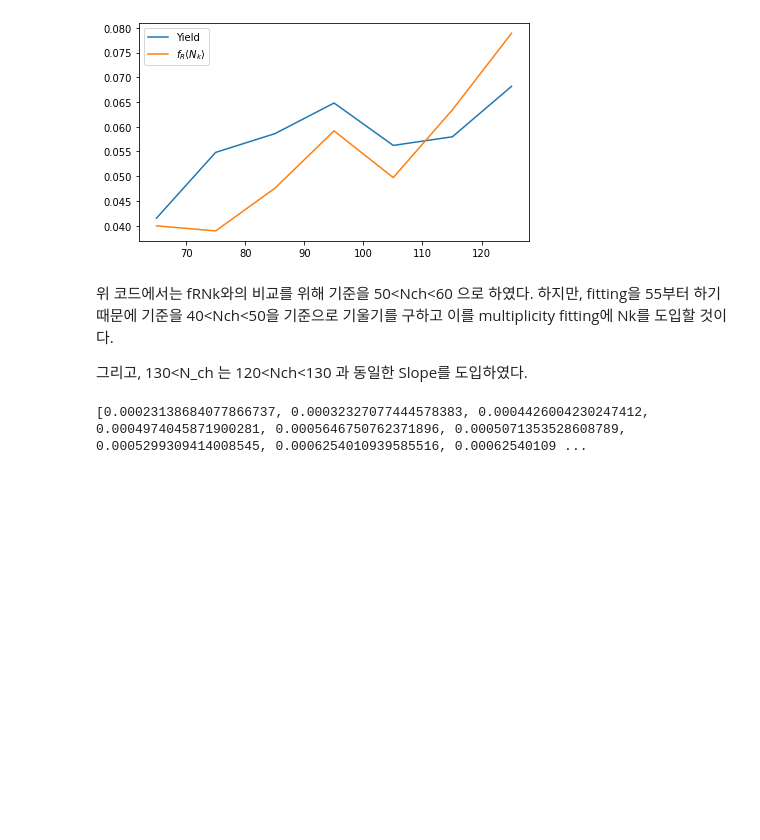
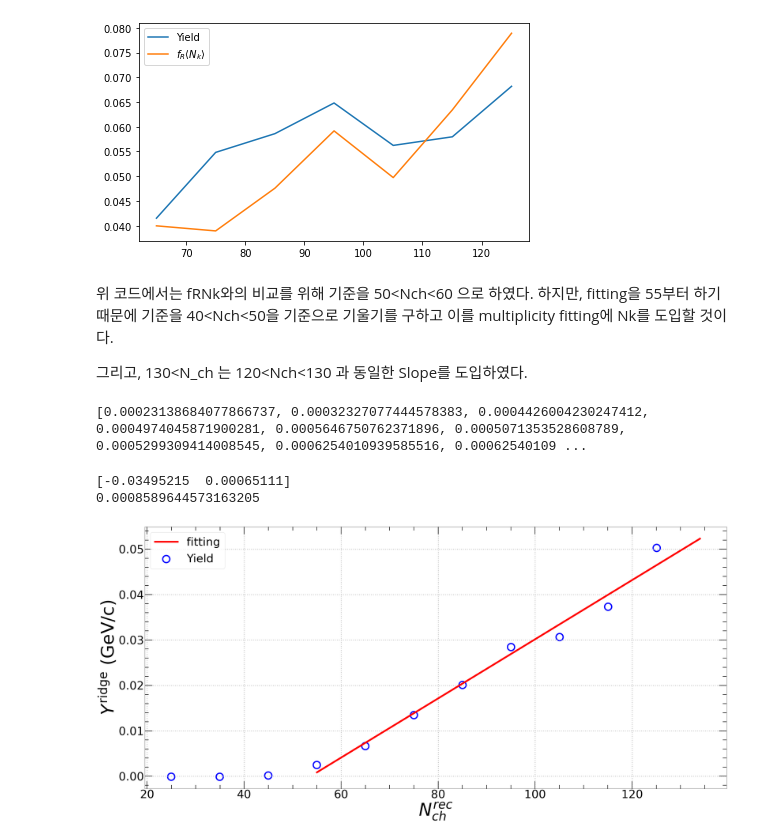
Before and after one commit to kisbi3/Momentum_Kick_Core, a Jupyter notebook: Main_Colab.ipynb, the cells around one changed output. Cells and saved outputs as stored; diff of their text form; code cells hidden in the pictures; blank space fills up the shorter version.

```diff
--- a/Main_Colab.ipynb
+++ b/Main_Colab.ipynb
@@ -152,3 +170,42 @@ Slope1.append(Slope1[-1])
 print(Slope1)
 # %% [output]
 [0.00023138684077866737, 0.00032327077444578383, 0.0004426004230247412, 0.0004974045871900281, 0.0005646750762371896, 0.0005071353528608789, 0.0005299309414008545, 0.0006254010939585516, 0.00062540109 ...
+# %%
+import matplotlib.pyplot as plt
+import scipy
+import numpy as np
+from scipy.optimize import curve_fit
+N = [24.94788044,34.95265487,44.96613648,54.97636434,64.98323209,75.00386421,85.03062626,95.03798167,105.0522315,115.0603414,125.0724914]
+Yield = [-0.000104609,-0.000118354,0.000165537,0.002481772,0.006636479,0.013460248,0.020093798,0.02843986,0.03063732,0.037310625,0.050264139]
+
+N_fitting = [54.97636434,64.98323209,75.00386421,85.03062626,95.03798167,105.0522315,115.0603414,125.0724914]
+Yield_fitting = [0.002481772,0.006636479,0.013460248,0.020093798,0.02843986,0.03063732,0.037310625,0.050264139]
+
+def function(x, a, b):
+  return a+b*x
+
+popt, pcov = scipy.optimize.curve_fit(function, xdata = N_fitting, ydata = Yield_fitting)
+
+res_x = np.arange(55, 135, 1)
+print(popt)
+print(function(55, *popt))
+
+fig = plt.figure()
+ax = plt.axes()
+fig.set_size_inches(35, 16.534, forward=True)
+plt.scatter(N, Yield, label='Yield', edgecolors="blue", s=800, marker='o', facecolors='none', linewidths=5, zorder=0)
+plt.plot(res_x, function(res_x, *popt), label='fitting', color = "red", linewidth=7, linestyle='-')
+ax.set_xlabel(r'$N_{ch}^{rec}$', size=70)
+ax.set_ylabel(r'$Y^{\mathrm{ridge}} \,\, \mathrm{(GeV/c)}$', size=70)
+ax.minorticks_on()
+ax.tick_params(axis='both',which='major',direction='in',width=2,length=30,labelsize=45, top = 'true', right='true')
+ax.tick_params(axis='both',which='minor',direction='in',width=2,length=15,labelsize=45, top = 'true', right='true')
+ax.grid(color='silver',linestyle=':',linewidth=3)
+plt.legend(fontsize=45, loc='upper left')
+fig.tight_layout()
+plt.show()
+fig.clear()
+# %% [output]
+[-0.03495215  0.00065111]
+0.0008589644573163205
+[figure, added]
```
Also changed, not shown: parts of 5 cells of this notebook, 7 other files.
